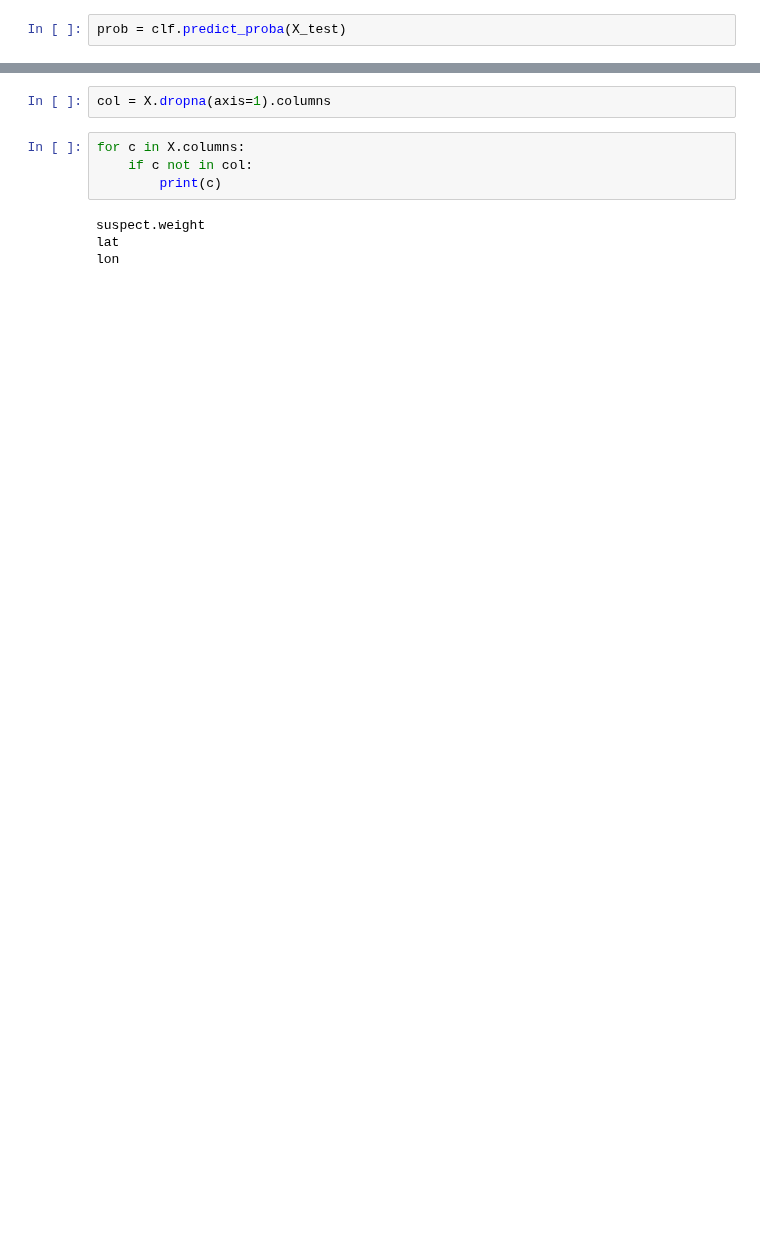
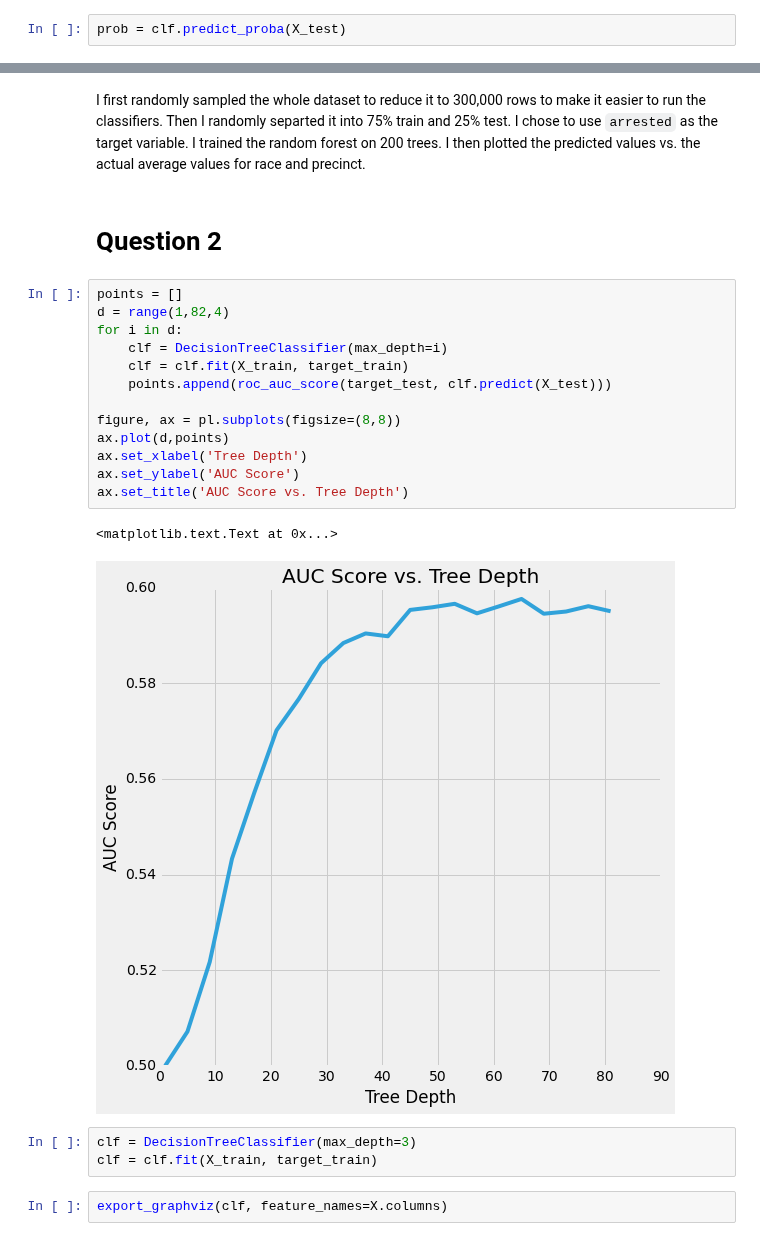
Before and after one commit to afcarl/machine_learning, a Jupyter notebook: homework8/Homework 8.ipynb, the cells around one changed output, grey strips where cells are left out. Cells and saved outputs as stored; diff of their text form; blank space fills up the shorter version.

```diff
--- a/homework8/Homework 8.ipynb
+++ b/homework8/Homework 8.ipynb
@@ -202,10 +101,25 @@ X.dropna(axis=0)
-# %%
-col = X.dropna(axis=1).columns
-# %%
-for c in X.columns:
-    if c not in col:
-        print(c)
-# %% [output]
-suspect.weight
-lat
-lon
+# %% [markdown]
+I first randomly sampled the whole dataset to reduce it to 300,000 rows to make it easier to run the classifiers.  Then I randomly separted it into 75% train and 25% test.  I chose to use `arrested` as the target variable.  I trained the random forest on 200 trees.  I then plotted the predicted values vs. the actual average values for race and precinct.
+# %% [markdown]
+# Question 2
+# %%
+points = []
+d = range(1,82,4)
+for i in d:
+    clf = DecisionTreeClassifier(max_depth=i)
+    clf = clf.fit(X_train, target_train)
+    points.append(roc_auc_score(target_test, clf.predict(X_test)))
+
+figure, ax = pl.subplots(figsize=(8,8))
+ax.plot(d,points)
+ax.set_xlabel('Tree Depth')
+ax.set_ylabel('AUC Score')
+ax.set_title('AUC Score vs. Tree Depth')
+# %% [output]
+<matplotlib.text.Text at 0x...>
+[figure, added]
+# %%
+clf = DecisionTreeClassifier(max_depth=3)
+clf = clf.fit(X_train, target_train)
+# %%
+export_graphviz(clf, feature_names=X.columns)
```
Also changed, not shown: parts of 20 cells of this notebook.
